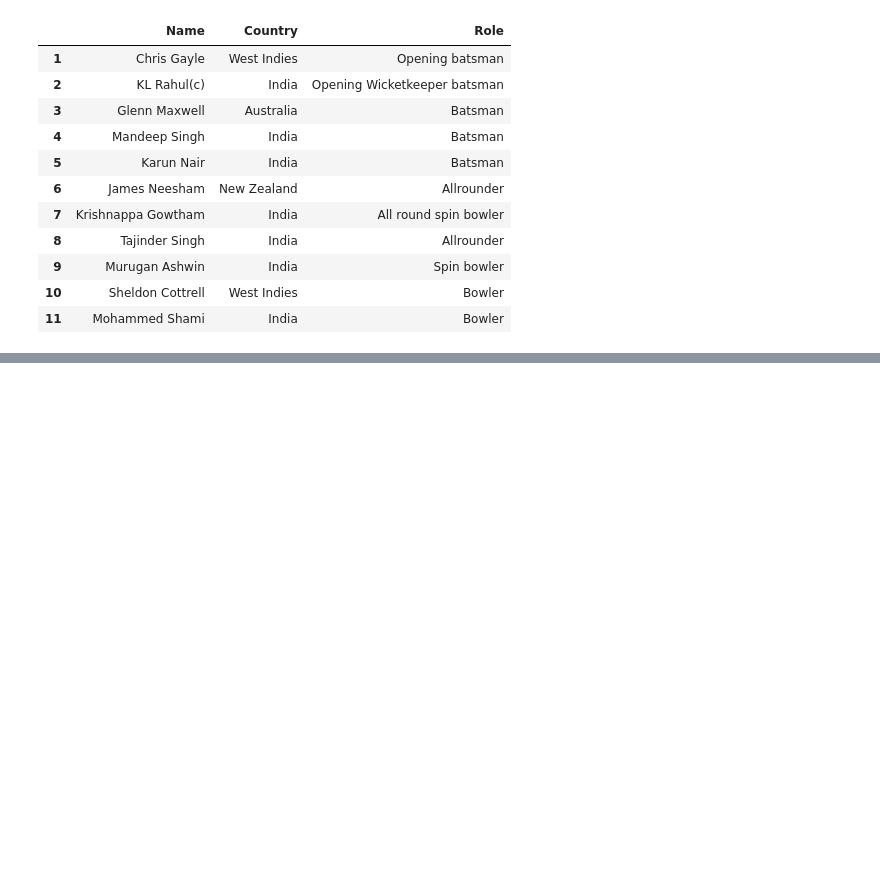
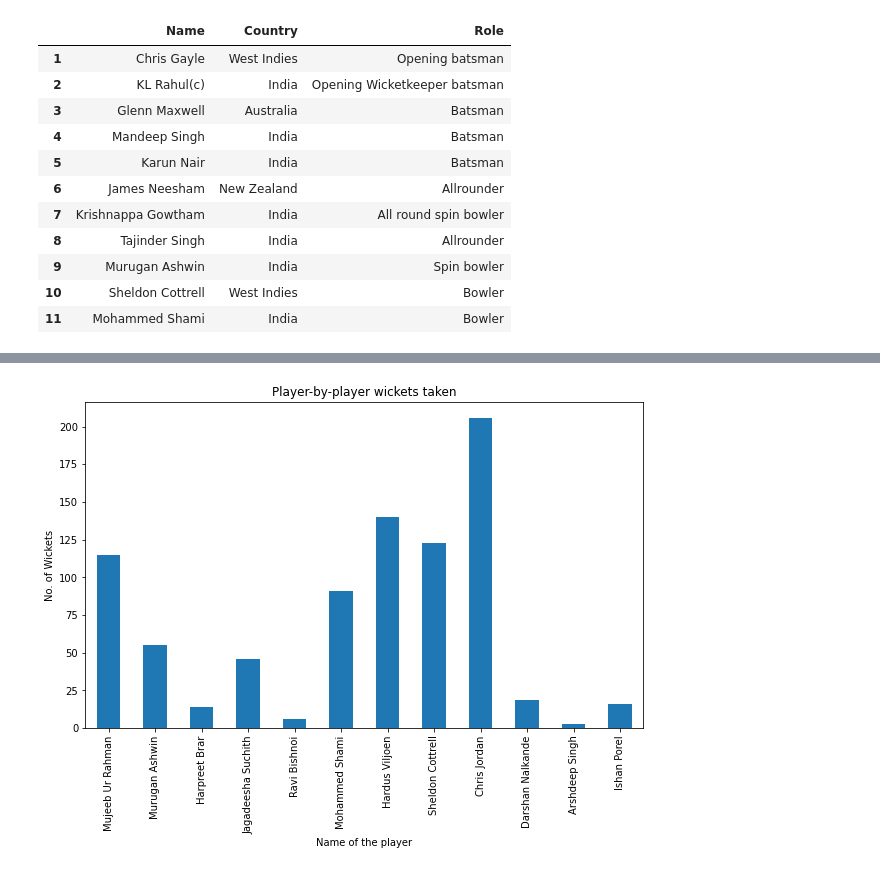
Before and after one commit to kanishk96/IPL_Prediction, a Jupyter notebook: KXIP.ipynb, the cells around one changed output, grey strips where cells are left out. Drawn from its saved outputs; the diff is of its cells as text; code cells hidden in the pictures; blank space fills up the shorter version.

```diff
--- a/KXIP.ipynb
+++ b/KXIP.ipynb
@@ -334,0 +357,22 @@ See the caveats in the documentation: https://pandas.pydata.org/pandas-docs/stab
+# %%
+#histograms
+BR_df=df.query("Role == 'Bowler' or Role == 'Spin bowler'")
+BR_df.set_index("Name", inplace = True)
+BR_df=BR_df.T
+players= BR_df.columns.tolist()
+df_wickets = BR_df.loc['Wickets', players]
+
+%matplotlib inline
+
+import matplotlib as mpl
+import matplotlib.pyplot as plt
+
+df_wickets.plot(kind='bar', figsize=(10, 6))
+
+plt.xlabel('Name of the player') # add to x-label to the plot
+plt.ylabel('No. of Wickets') # add y-label to the plot
+plt.title('Player-by-player wickets taken') # add title to the plot
+
+plt.show()
+# %% [output]
+[figure, added]
```
Also changed, not shown: parts of 3 cells of this notebook, 7 other files.
